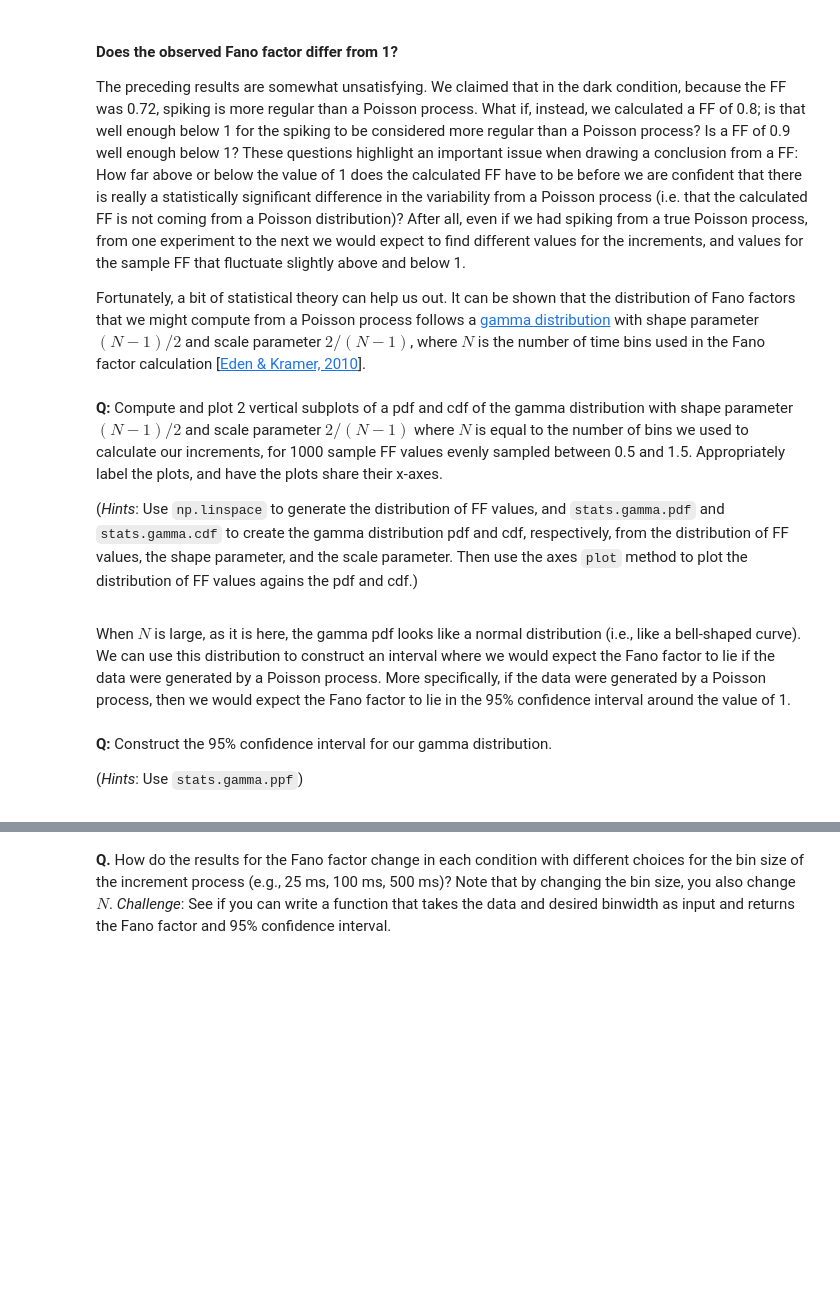
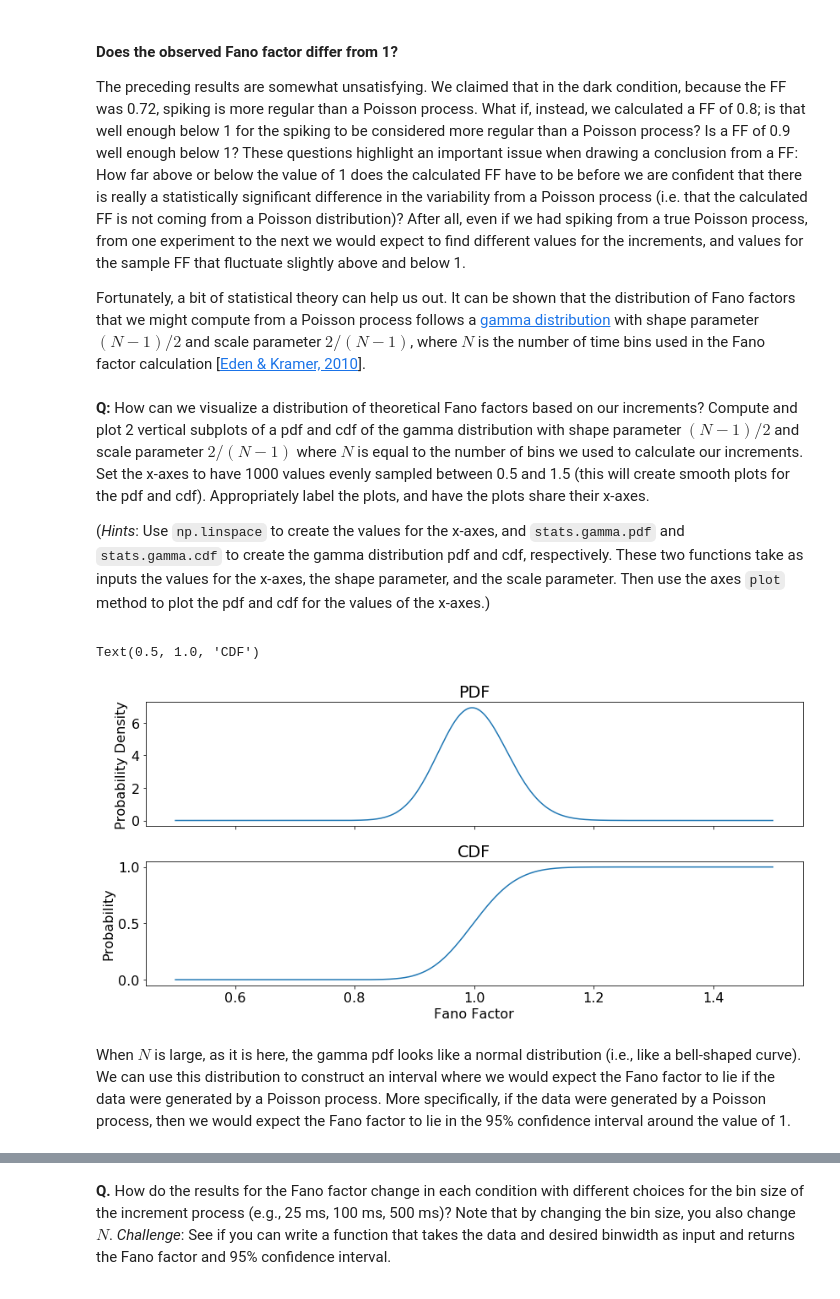
Before and after one commit to jaib1/Case-Studies-Python, a Jupyter notebook: content/08/basic-visualizations-and-descriptive-statistics-of-spike-train-data.ipynb, the cells around one changed output, grey strips where cells are left out. Drawn from its saved outputs; the diff is of its cells as text; code cells hidden in the pictures; blank space fills up the shorter version.

Commit message:
about to add function to calculate FFs

```diff
--- a/content/08/basic-visualizations-and-descriptive-statistics-of-spike-train-data.ipynb
+++ b/content/08/basic-visualizations-and-descriptive-statistics-of-spike-train-data.ipynb
@@ -523,36 +531,33 @@ $2/(N - 1)$, where $N$ is the number of time bins used in the Fano factor calcul
 # %% [markdown]
 <div class="question">
 
-**Q:** Compute and plot 2 vertical subplots of a pdf and cdf of the gamma distribution with shape parameter $(N - 1)/2$ and scale parameter $2/(N - 1)$ where $N$ is equal to the number of bins we used to calculate our increments, for 1000 sample FF values evenly sampled between 0.5 and 1.5. Appropriately label the plots, and have the plots share their x-axes.
+**Q:** How can we visualize a distribution of theoretical Fano factors based on our increments? Compute and plot 2 vertical subplots of a pdf and cdf of the gamma distribution with shape parameter $(N - 1)/2$ and scale parameter $2/(N - 1)$ where $N$ is equal to the number of bins we used to calculate our increments. Set the x-axes to have 1000 values evenly sampled between 0.5 and 1.5 (this will create smooth plots for the pdf and cdf). Appropriately label the plots, and have the plots share their x-axes.
 
-(*Hints*: Use `np.linspace` to generate the distribution of FF values, and `stats.gamma.pdf` and `stats.gamma.cdf` to create the gamma distribution pdf and cdf, respectively, from the distribution of FF values, the shape parameter, and the scale parameter. Then use the axes `plot` method to plot the distribution of FF values agains the pdf and cdf.)
+(*Hints*: Use `np.linspace` to create the values for the x-axes, and `stats.gamma.pdf` and `stats.gamma.cdf` to create the gamma distribution pdf and cdf, respectively. These two functions take as inputs the values for the x-axes, the shape parameter, and the scale parameter. Then use the axes `plot` method to plot the pdf and cdf for the values of the x-axes.)
 
 </div>
 # %%
-# Create sample distribution of FF values
-ff_dist = np.linspace(.5, 1.5, 1000)
+# Create x-axis values
+xax_vals = np.linspace(.5, 1.5, 1000)
 
 # Compute the shape and scale parameters, and create the gamma pdf and cdf
 N = bins.size;
 shape = (N-1) / 2
 scale = 2 / (N-1)
-y_pdf = stats.gamma.pdf(ff_dist, shape, scale=scale)
-y_cdf = stats.gamma.cdf(ff_dist, shape, scale=scale)
+y_pdf = stats.gamma.pdf(xax_vals, shape, scale=scale)
+y_cdf = stats.gamma.cdf(xax_vals, shape, scale=scale)
 
 # Plot the pdf and cdf
-fig6, ax6 = plt.subplots(nrows=2, ncols=1, sharex=True, figsize=(24,6))
-ax6[0].plot(ff_dist, y_pdf)
-ax6[1].plot(ff_dist, y_cdf)
+fig6, ax6 = plt.subplots(nrows=2, ncols=1, sharex=True)
+ax6[0].plot(xax_vals, y_pdf)
+ax6[1].plot(xax_vals, y_cdf)
 ax6[1].set_xlabel('Fano Factor')
 ax6[0].set_ylabel('Probability Density')
 ax6[1].set_ylabel('Probability')
+ax6[0].set_title('PDF')
+ax6[1].set_title('CDF')
+# %% [output]
+Text(0.5, 1.0, 'CDF')
+[figure, added]
 # %% [markdown]
 When $N$ is large, as it is here, the gamma pdf looks like a normal distribution (i.e., like a bell-shaped curve). We can use this distribution to construct an interval where we would expect the Fano factor to lie if the data were generated by a Poisson process. More specifically, if the data were generated by a Poisson process, then we would expect the Fano factor to lie in the 95% confidence interval around the value of 1.
-# %% [markdown]
-<div class="question">
-
-**Q:** Construct the 95% confidence interval for our gamma distribution.
-
-(*Hints*: Use `stats.gamma.ppf`)
-
-</div>
```
Also changed, not shown: parts of 9 cells of this notebook.
